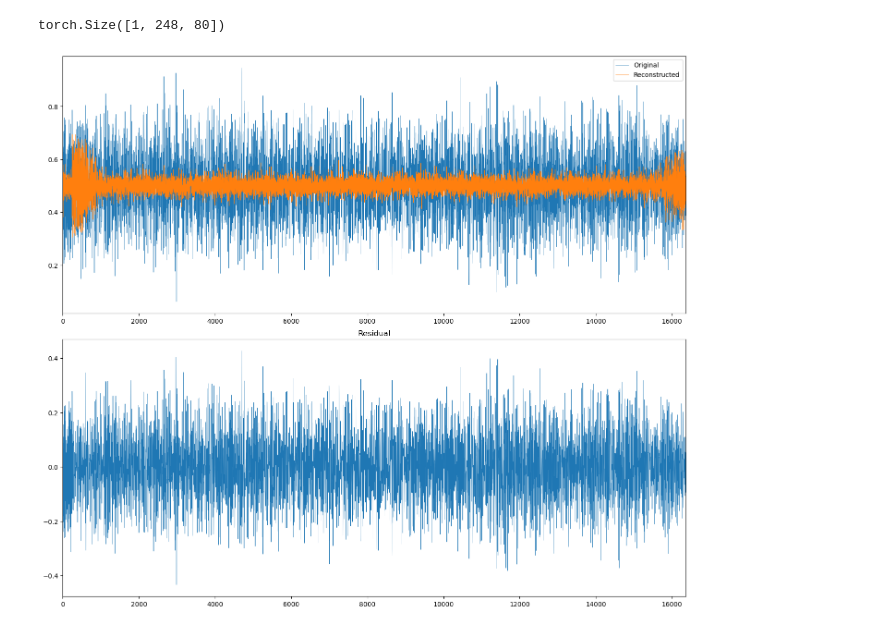
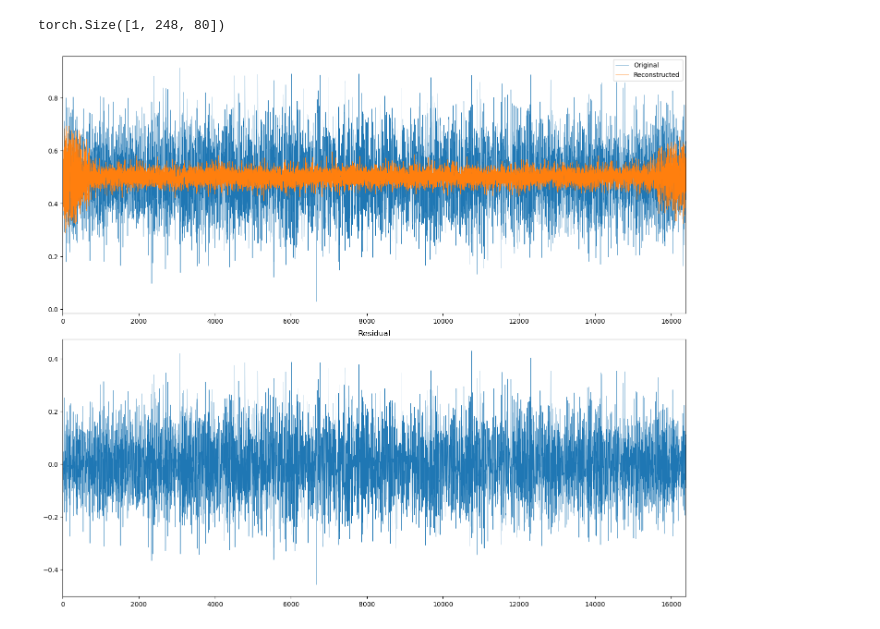
Before and after one commit to GioMai24/Autoencoder-for-GW-Detection, a Jupyter notebook: reconstructions.ipynb, the cells around one changed output. Saved outputs shown, nothing was run; the diff lists cells and outputs as text; code cells hidden in the pictures.

```diff
--- a/reconstructions.ipynb
+++ b/reconstructions.ipynb
@@ -32,7 +32,7 @@ ehi.load_state_dict(gg['model_state_dict'])
 # %% [output]
 <All keys matched successfully>
 # %%
-sample = next(iter(validation)).to(device)
+sample = next(iter(training)).to(device)
 # %%
 sample.shape
 # %% [output]
@@ -54,17 +54,17 @@ sample.shape
 torch.Size([1, 248, 80])
 # %%
 # full sample reconstruction (multivariate & univariate mode, have different dimensions arrangement, this is for multivariate)
-sample_full = torch.hstack([sample[0, :, 0]] + [sample[0, i, -win_stride:] for i in range(1, sample.shape[1])])
-out_full = torch.hstack([out[0, :, 0]] + [out[0, i, -win_stride:] for i in range(1, out.shape[1])])
+sample_full = torch.hstack([sample[0, 0, :]] + [sample[0, i, -win_stride:] for i in range(1, sample.shape[1])])
+out_full = torch.hstack([out[0, 0, :]] + [out[0, i, -win_stride:] for i in range(1, out.shape[1])])
 # %%
 fig, ax = plt.subplots(2, 1, figsize=(14, 12), layout='constrained')
 ax[0].plot(sample_full, lw=0.5, label='Original')
 ax[0].plot(out_full, lw=.6, label='Reconstructed')
 ax[0].legend()
 
 ax[1].plot(sample_full - out_full, lw=.5)
 ax[1].set_title('Residual')
-for Ax in ax: Ax.set_xlim((0, 16360))
+for Ax in ax: Ax.set_xlim((0, len(sample_full)))
 plt.show()
 # %% [output]
-[figure, old version]
+[figure, new version]
```
